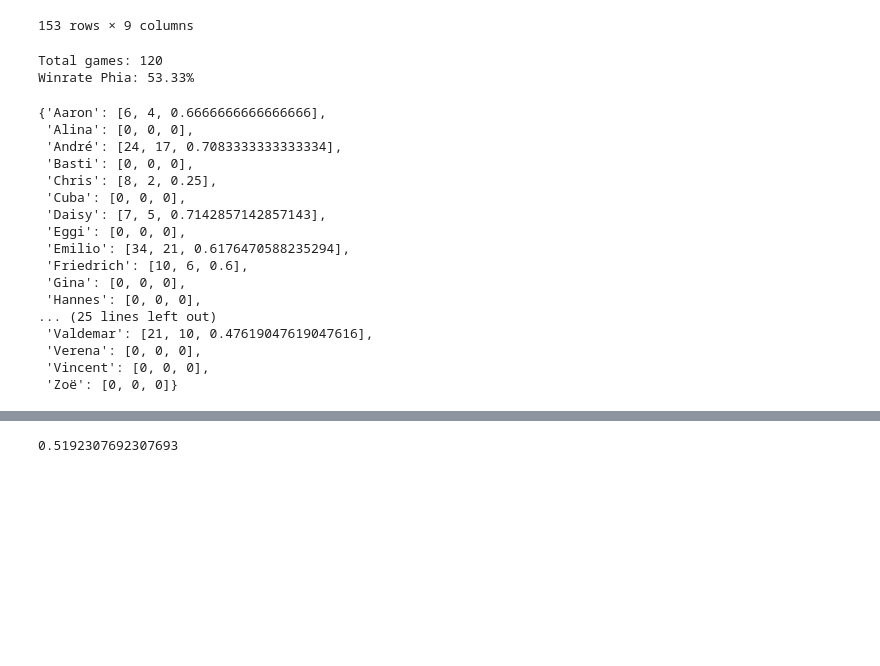
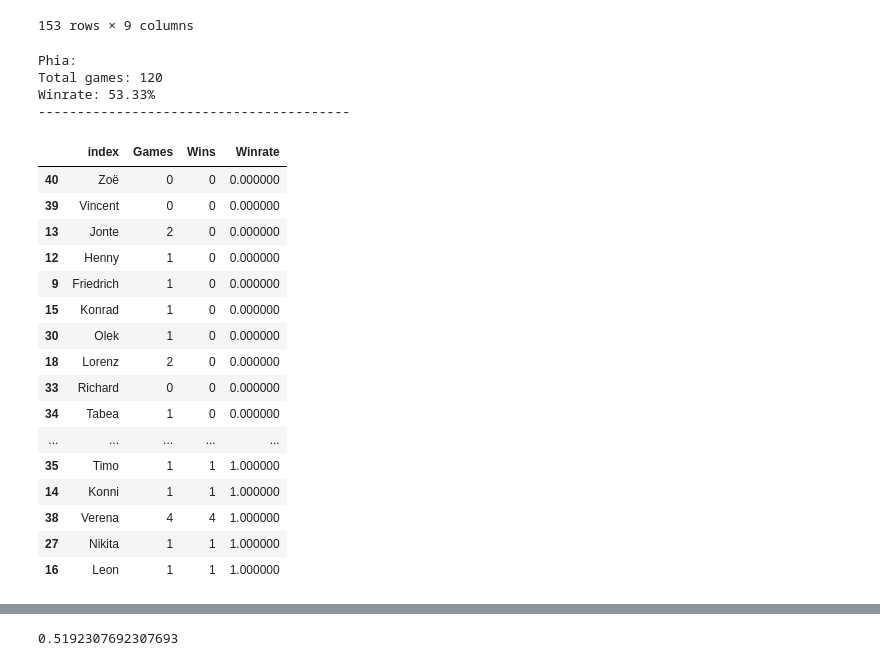
Before and after one commit to njctn/werfen, a Jupyter notebook: werfen_statistik2.ipynb, the cells around one changed output, grey strips where cells are left out. Drawn from its saved outputs; the diff is of its cells as text; code cells hidden in the pictures; blank space fills up the shorter version.

Commit message:
added nemesis function, winrate without output

```diff
--- a/werfen_statistik2.ipynb
+++ b/werfen_statistik2.ipynb
@@ -120,7 +120,14 @@ plätze
 | 152 | André | Marian |  | Geckabor Gangster | 2024-05-26 | 2 | 3 | 1 |  |
 153 rows × 9 columns
 # %%
-def winrate(player):
+# *args adds as many optional arguments as desired
+def winrate(player, *args):
+    if args:
+        # output should not be printed
+        output = 0
+    else:
+        # output should be printed
+        output = 1
     df = spiele.copy(deep=True)
     pattern = rf'\b{player}\b'
     df = df[df[player_cols_spiele].apply(lambda row: row.str.contains(pattern).any(), axis=1)].reset_index(drop=True)
@@ -206,8 +213,6 @@ def winrate(player):
 
 
     winrate = wins / games * 100
-    print(f'Total games: {games}')
-    print(f'Winrate {player}: {winrate:.2f}%\n')
 
     for elem in partner:
         games_tmp = partner[elem][0]
@@ -227,29 +232,52 @@ def winrate(player):
             winrate_tmp = 0
         opponents[elem].append(winrate_tmp)
 
-    return partner, opponents
+    # turn partner into df
+    df_partner = pd.DataFrame.from_dict(partner, orient = 'index')
+    df_partner.columns = ['Games', 'Wins', 'Winrate']
+    #df_partner['Partner'] = df_partner.index
+    df_partner.reset_index(inplace = True)
+    df_partner.sort_values('Winrate', ascending=False, inplace = True)
+    # turn opp into df
+    df_opponents = pd.DataFrame.from_dict(opponents, orient = 'index')
+    df_opponents.columns = ['Games', 'Wins', 'Winrate']
+    #df_opponents['Partner'] = df_opponents.index
+    df_opponents.reset_index(inplace = True)
+    df_opponents.sort_values('Winrate', ascending=True, inplace = True)
+
+    # only print stuff if no optional args are given
+    if output == 1:
+        # print output
+        print(f'{player}:')
+        print(f'Total games: {games}')
+        print(f'Winrate: {winrate:.2f}%')
+        print('----------------------------------------')
+        print('\n')
+    return df_partner, df_opponents
 # %%
-phia_partner, _ = winrate('Phia')
+phia_partner, phia_opp = winrate('Phia')
 # %% [output]
+Phia:
 Total games: 120
-Winrate Phia: 53.33%
+Winrate: 53.33%
+----------------------------------------
 # %%
-phia_partner
+phia_opp
 # %% [output]
-{'Aaron': [6, 4, 0.6666666666666666],
- 'Alina': [0, 0, 0],
- 'André': [24, 17, 0.7083333333333334],
- 'Basti': [0, 0, 0],
- 'Chris': [8, 2, 0.25],
- 'Cuba': [0, 0, 0],
- 'Daisy': [7, 5, 0.7142857142857143],
- 'Eggi': [0, 0, 0],
- 'Emilio': [34, 21, 0.6176470588235294],
- 'Friedrich': [10, 6, 0.6],
- 'Gina': [0, 0, 0],
- 'Hannes': [0, 0, 0],
-... (25 lines left out)
- 'Valdemar': [21, 10, 0.47619047619047616],
- 'Verena': [0, 0, 0],
- 'Vincent': [0, 0, 0],
- 'Zoë': [0, 0, 0]}
+|  | index | Games | Wins | Winrate |
+| 40 | Zoë | 0 | 0 | 0.000000 |
+| 39 | Vincent | 0 | 0 | 0.000000 |
+| 13 | Jonte | 2 | 0 | 0.000000 |
+| 12 | Henny | 1 | 0 | 0.000000 |
+| 9 | Friedrich | 1 | 0 | 0.000000 |
+| 15 | Konrad | 1 | 0 | 0.000000 |
+| 30 | Olek | 1 | 0 | 0.000000 |
+| 18 | Lorenz | 2 | 0 | 0.000000 |
+| 33 | Richard | 0 | 0 | 0.000000 |
+| 34 | Tabea | 1 | 0 | 0.000000 |
+| ... | ... | ... | ... | ... |
+| 35 | Timo | 1 | 1 | 1.000000 |
+| 14 | Konni | 1 | 1 | 1.000000 |
+| 38 | Verena | 4 | 4 | 1.000000 |
+| 27 | Nikita | 1 | 1 | 1.000000 |
+| 16 | Leon | 1 | 1 | 1.000000 |
```
Also changed, not shown: parts of 4 cells of this notebook.
